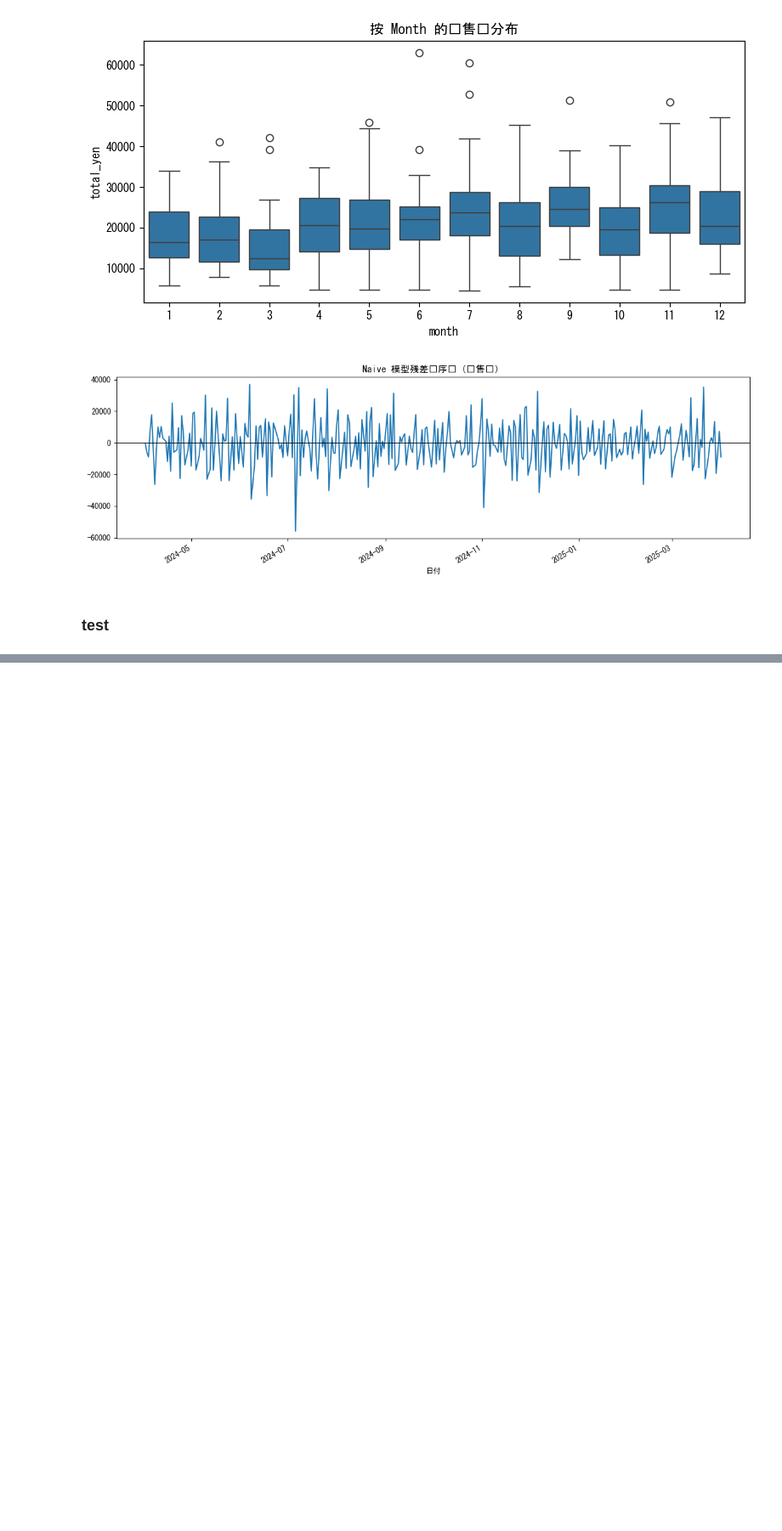
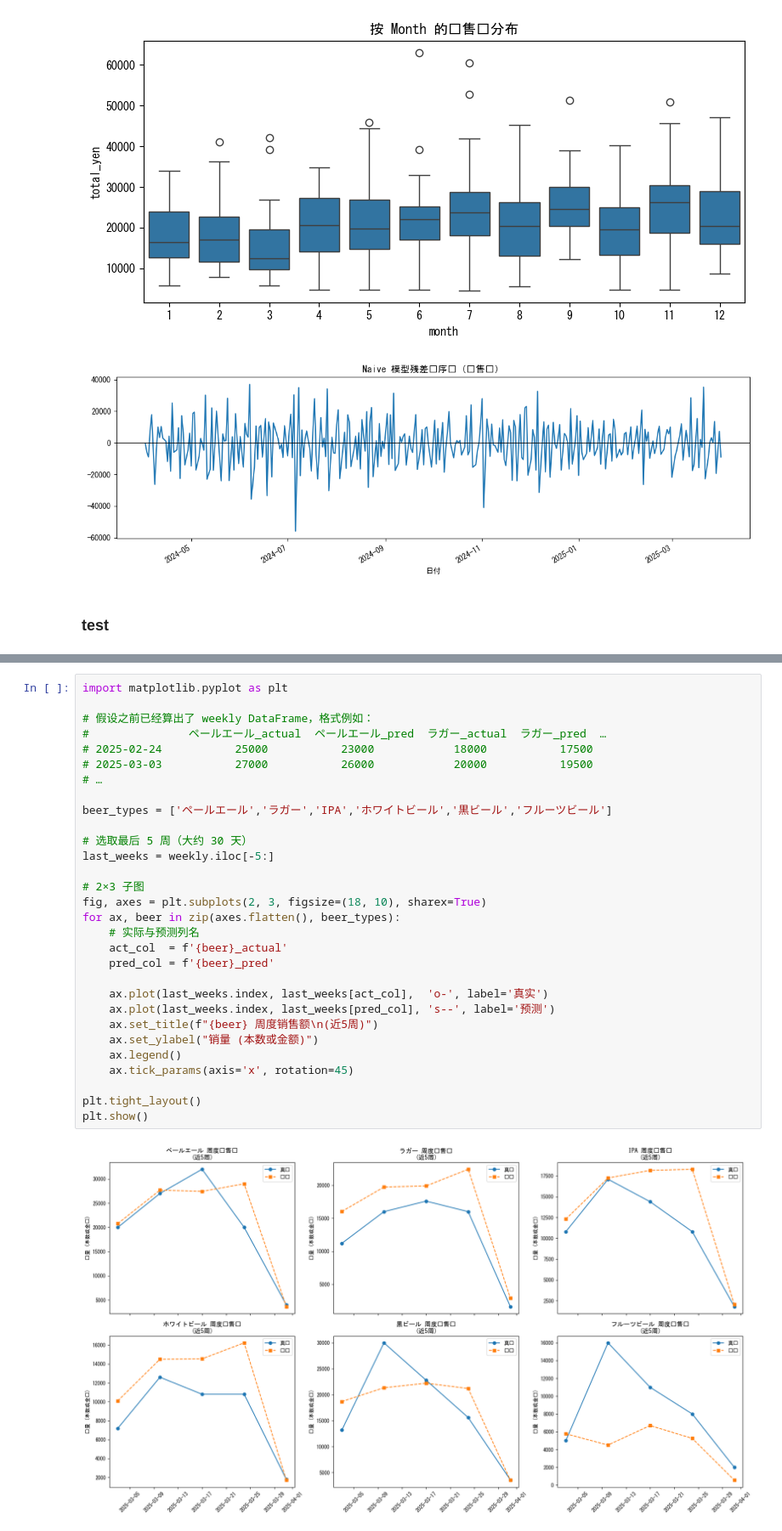
Before and after one commit to AICloud-TeamE/Python-AI, a Jupyter notebook: data_pipeline.ipynb, the cells around one changed output, grey strips where cells are left out. Shown at 85% size. Saved outputs shown, nothing was run; the diff lists cells and outputs as text; blank space fills up the shorter version.

```diff
--- a/data_pipeline.ipynb
+++ b/data_pipeline.ipynb
@@ -801,0 +1085,32 @@ You can set `force_col_wise=true` to remove the overhead.
+# %%
+import matplotlib.pyplot as plt
+
+# 假设之前已经算出了 weekly DataFrame，格式例如：
+#               ペールエール_actual  ペールエール_pred  ラガー_actual  ラガー_pred  …
+# 2025-02-24           25000           23000            18000           17500
+# 2025-03-03           27000           26000            20000           19500
+# …
+
+beer_types = ['ペールエール','ラガー','IPA','ホワイトビール','黒ビール','フルーツビール']
+
+# 选取最后 5 周（大约 30 天）
+last_weeks = weekly.iloc[-5:]
+
+# 2×3 子图
+fig, axes = plt.subplots(2, 3, figsize=(18, 10), sharex=True)
+for ax, beer in zip(axes.flatten(), beer_types):
+    # 实际与预测列名
+    act_col  = f'{beer}_actual'
+    pred_col = f'{beer}_pred'
+
+    ax.plot(last_weeks.index, last_weeks[act_col],  'o-', label='真实')
+    ax.plot(last_weeks.index, last_weeks[pred_col], 's--', label='预测')
+    ax.set_title(f"{beer} 周度销售额\n(近5周)")
+    ax.set_ylabel("销量 (本数或金额)")
+    ax.legend()
+    ax.tick_params(axis='x', rotation=45)
+
+plt.tight_layout()
+plt.show()
+# %% [output]
+[figure, added]
```
Also changed, not shown: parts of 7 cells of this notebook.
